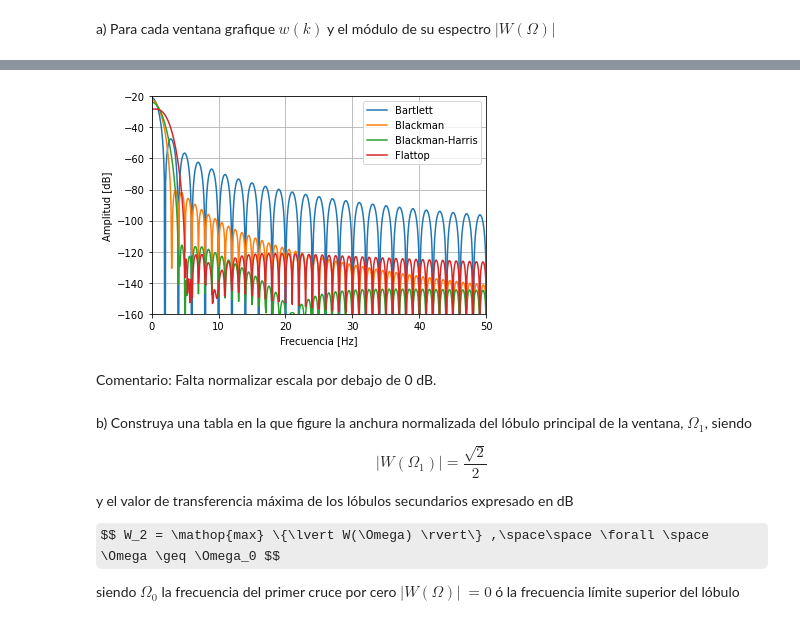
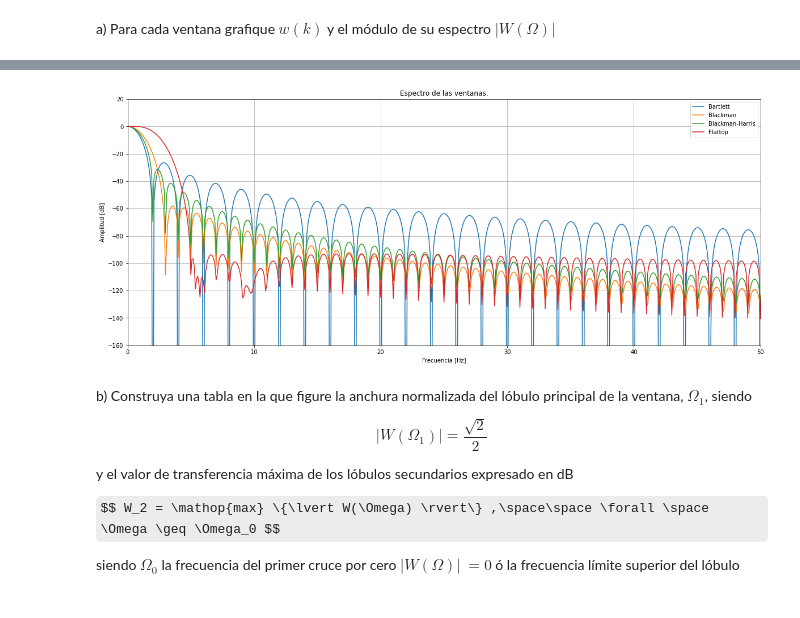
Before and after one commit to jbl95/pds-trabajosPracticos, a Jupyter notebook: TP2 - Ventanas.ipynb, the cells around one changed output, grey strips where cells are left out. Drawn from its saved outputs; the diff is of its cells as text; code cells hidden in the pictures; some formulas as TeX source.

```diff
--- a/TP2 - Ventanas.ipynb
+++ b/TP2 - Ventanas.ipynb
@@ -136,45 +136,50 @@ plt.show()
 ## Módulo FFT.
 ceros = npy.zeros(int(10*N)) ## Vector de ceros.
 
-modulos = []
+lista_modulos = []
 lista_ff = []
 tt = npy.arange(0,N + 10*N) ## Creo un nuevo vector de tiempo para el zero padding.
 
 for i in range(4): ## Agrego los ceros a cada ventana.
     lista_ventanas[i] = npy.append(lista_ventanas[i],ceros)
 
 ## Aplico FFT y me quédo con el módulo.
 ff1,mod1,fas = fft_modulo_fase(tt,lista_ventanas[0],fs,N + 10*N)
 ff2,mod2,fas = fft_modulo_fase(tt,lista_ventanas[1],fs,N + 10*N)
 ff3,mod3,fas = fft_modulo_fase(tt,lista_ventanas[2],fs,N + 10*N)
 ff4,mod4,fas = fft_modulo_fase(tt,lista_ventanas[3],fs,N + 10*N)
 
 ## Armo 2 listas con módulos y vectores de frecuencia.
-modulos.append(mod1)
-modulos.append(mod2)
-modulos.append(mod3)
-modulos.append(mod4)
+lista_modulos.append(mod1)
+lista_modulos.append(mod2)
+lista_modulos.append(mod3)
+lista_modulos.append(mod4)
 lista_ff.append(ff1)
 lista_ff.append(ff2)
 lista_ff.append(ff3)
 lista_ff.append(ff4)
 
-tlog = 20 * npy.log10 (modulos) ## Escala logarítmica.
+tlog = []
 
-plt.figure(2)
+
+tlog.append(20 * npy.log10 (lista_modulos[0] / lista_modulos[0][0])) ## Escala logarítmica.
+tlog.append(20 * npy.log10 (lista_modulos[1] / lista_modulos[1][0]))
+tlog.append(20 * npy.log10 (lista_modulos[2] / lista_modulos[2][0]))
+tlog.append(20 * npy.log10 (lista_modulos[3] / lista_modulos[3][0]))
+
+plt.figure(2,figsize=(20,8))
 for i in range(4):
     plt.plot(lista_ff[i],tlog[i],label=ventanas[i])
 plt.xlabel('Frecuencia [Hz]')
 plt.ylabel('Amplitud [dB]')
+plt.title('Espectro de las ventanas.')
 plt.xlim(0,50)
-plt.ylim(-160,-20)
+plt.ylim(-160,20)
 plt.grid()
 plt.legend()
 plt.show()
 # %% [output]
-[figure, old version]
+[figure, new version]
-# %% [markdown]
-Comentario: Falta normalizar escala por debajo de 0 dB.
 # %% [markdown]
 b) Construya una tabla en la que figure la anchura normalizada del lóbulo principal  de la ventana, $\Omega_1$, siendo
 
```
Also changed, not shown: parts of 17 cells of this notebook.
